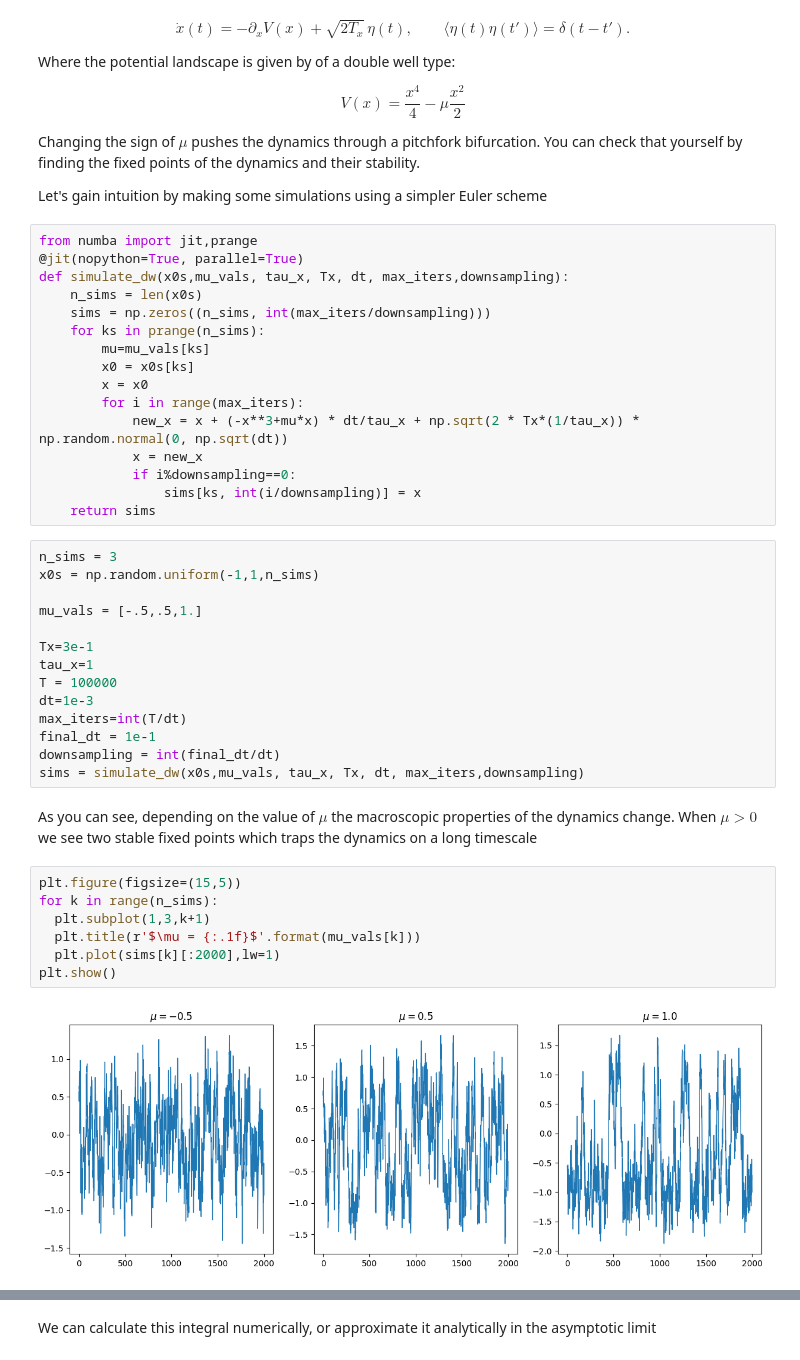
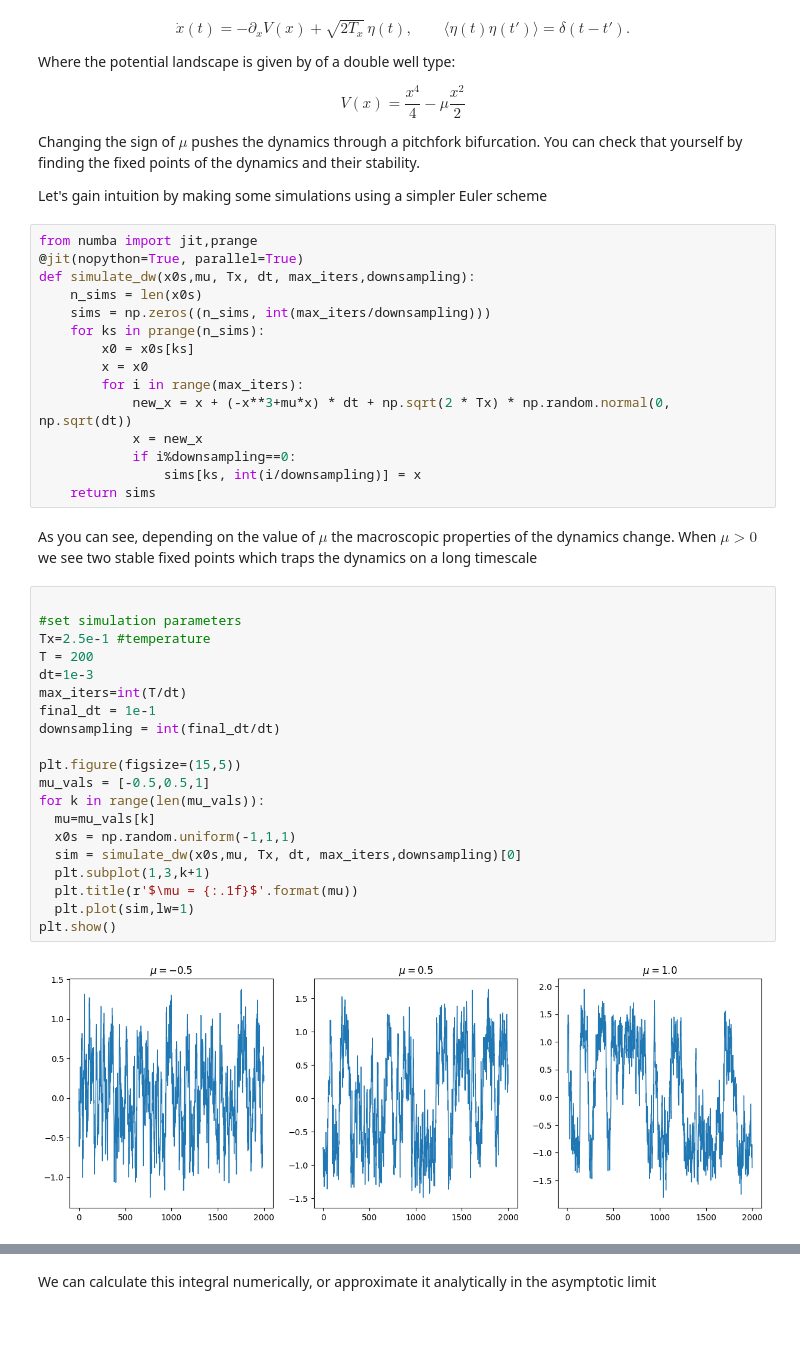
Before and after one commit to AntonioCCosta/DPG_PhysicsBehavior_2026, a Jupyter notebook: notebooks/notebook_1.ipynb, the cells around one changed output, grey strips where cells are left out. Drawn from its saved outputs; the diff is of its cells as text; blank space fills up the shorter version.

```diff
--- a/notebooks/notebook_1.ipynb
+++ b/notebooks/notebook_1.ipynb
@@ -72,42 +72,40 @@ Let's gain intuition by making some simulations using a simpler Euler scheme
 # %%
 from numba import jit,prange
 @jit(nopython=True, parallel=True)
-def simulate_dw(x0s,mu_vals, tau_x, Tx, dt, max_iters,downsampling):
+def simulate_dw(x0s,mu, Tx, dt, max_iters,downsampling):
     n_sims = len(x0s)
     sims = np.zeros((n_sims, int(max_iters/downsampling)))
     for ks in prange(n_sims):
-        mu=mu_vals[ks]
         x0 = x0s[ks]
         x = x0
         for i in range(max_iters):
-            new_x = x + (-x**3+mu*x) * dt/tau_x + np.sqrt(2 * Tx*(1/tau_x)) * np.random.normal(0, np.sqrt(dt))
+            new_x = x + (-x**3+mu*x) * dt + np.sqrt(2 * Tx) * np.random.normal(0, np.sqrt(dt))
             x = new_x
             if i%downsampling==0:
                 sims[ks, int(i/downsampling)] = x
     return sims
-# %%
-n_sims = 3
-x0s = np.random.uniform(-1,1,n_sims)
-
-mu_vals = [-.5,.5,1.]
-
-Tx=3e-1
-tau_x=1
-T = 100000
-dt=1e-3
-max_iters=int(T/dt)
-final_dt = 1e-1
-downsampling = int(final_dt/dt)
-sims = simulate_dw(x0s,mu_vals, tau_x, Tx, dt, max_iters,downsampling)
 # %% [markdown]
 As you can see, depending on the value of $\mu$ the macroscopic properties of the dynamics change. When $\mu > 0$ we see two stable fixed points which traps the dynamics on a long timescale
 # %%
+
+#set simulation parameters
+Tx=2.5e-1 #temperature
+T = 200
+dt=1e-3
+max_iters=int(T/dt)
+final_dt = 1e-1
+downsampling = int(final_dt/dt)
+
 plt.figure(figsize=(15,5))
-for k in range(n_sims):
+mu_vals = [-0.5,0.5,1]
+for k in range(len(mu_vals)):
+  mu=mu_vals[k]
+  x0s = np.random.uniform(-1,1,1)
+  sim = simulate_dw(x0s,mu, Tx, dt, max_iters,downsampling)[0]
   plt.subplot(1,3,k+1)
-  plt.title(r'$\mu = {:.1f}$'.format(mu_vals[k]))
-  plt.plot(sims[k][:2000],lw=1)
+  plt.title(r'$\mu = {:.1f}$'.format(mu))
+  plt.plot(sim,lw=1)
 plt.show()
 # %% [output]
-[figure, old version]
+[figure, new version]
 # %% [markdown]
```
Also changed, not shown: parts of 31 cells of this notebook.
